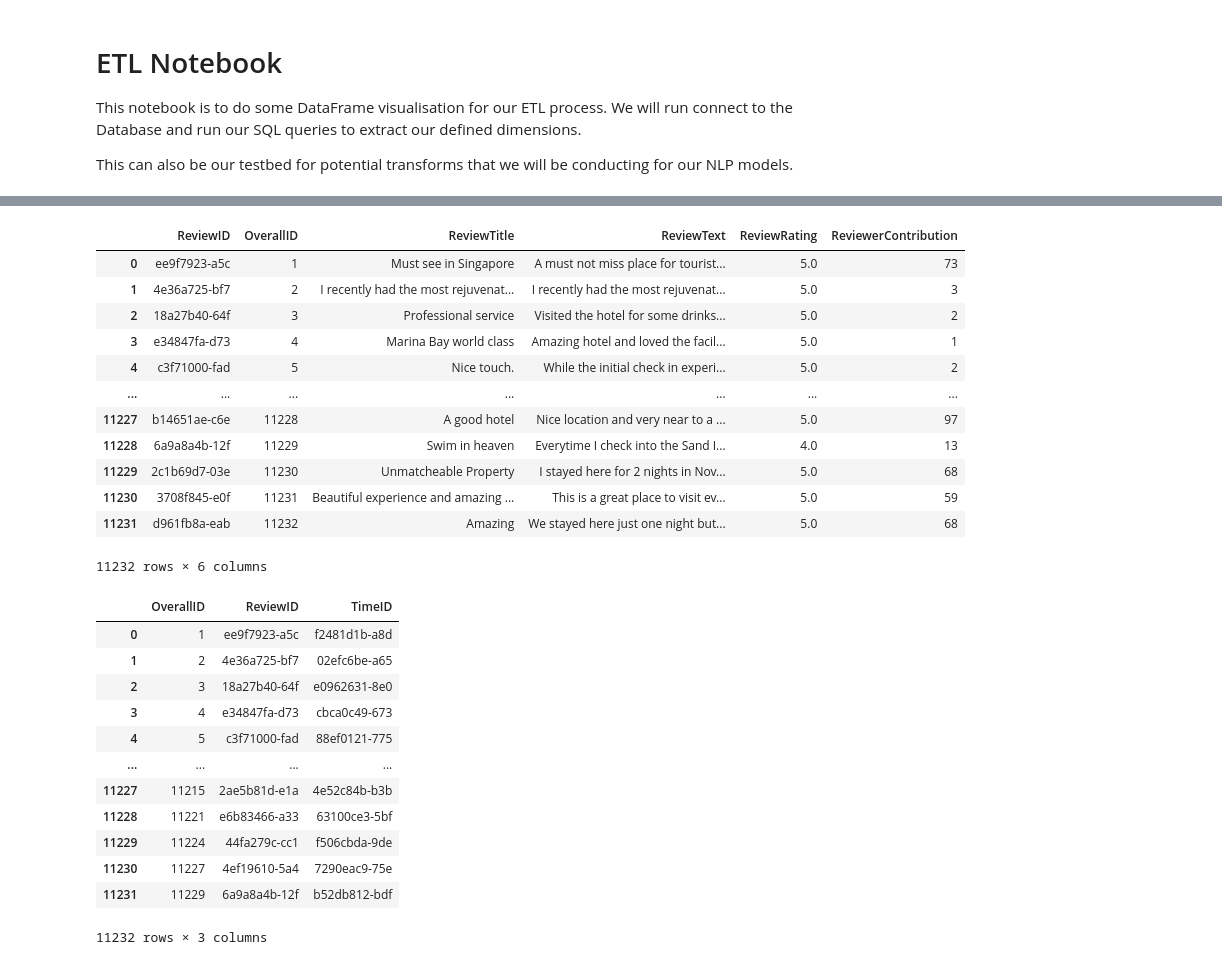
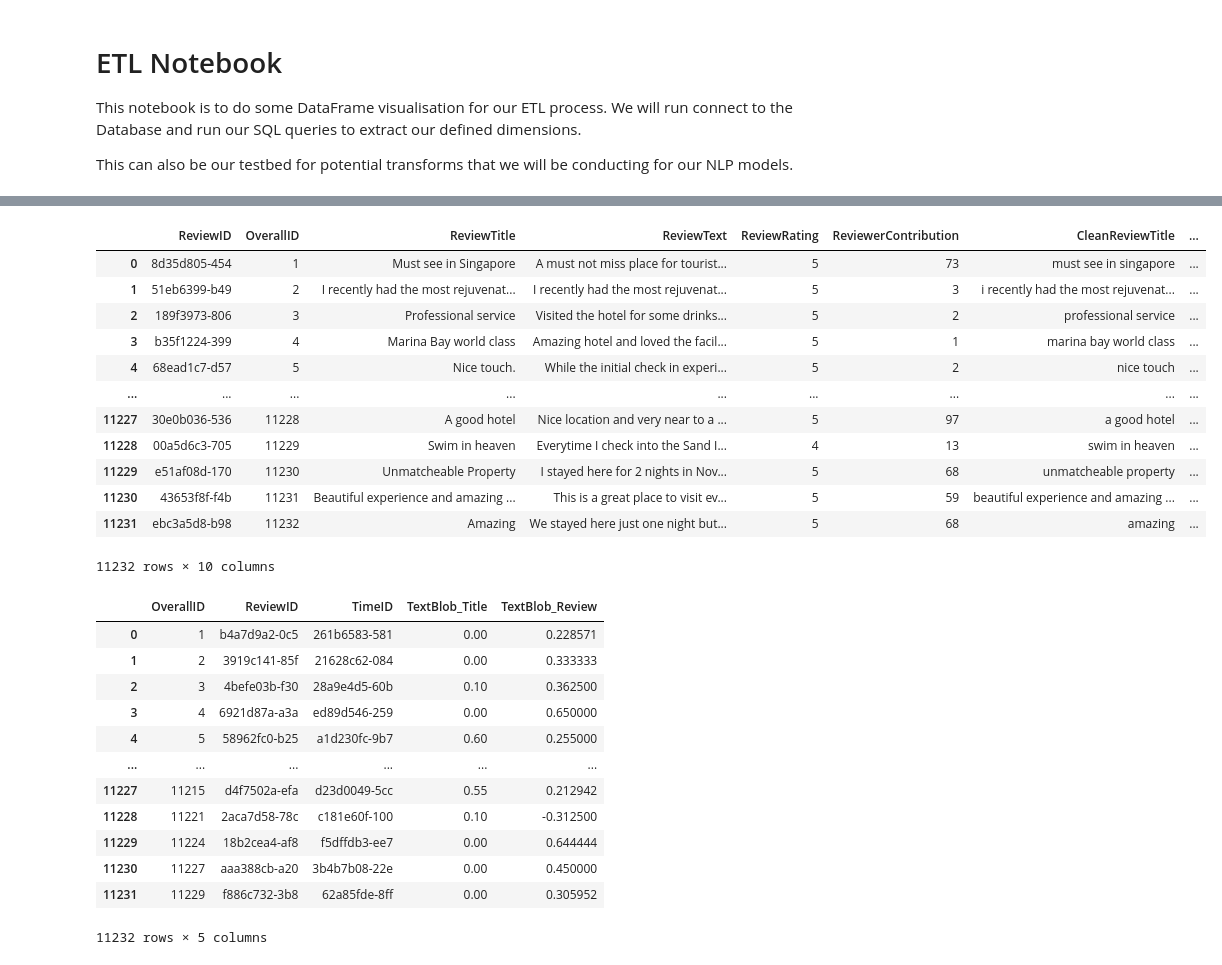
Before and after one commit to joannelxl/DataOpsMLOps, a Jupyter notebook: ETL_TestNotebook.ipynb, the cells around one changed output, grey strips where cells are left out. Drawn from its saved outputs; the diff is of its cells as text; code cells hidden in the pictures.

```diff
--- a/ETL_TestNotebook.ipynb
+++ b/ETL_TestNotebook.ipynb
@@ -129,33 +205,50 @@ dwh.commit()
 # %%
 # Review Dimension
 # ReviewID
 # ReviewText
 # ReviewTitle
 # ReviewRating
 
-review_sql = """
-SELECT `OverallID` AS OverallID, `Review Title` AS ReviewTitle, `Review Text` AS ReviewText, `Rating` AS ReviewRating, `Author Contribution` AS ReviewerContribution
-FROM tripadvisor_reviews;
+db_tripadvisor = mysql.connector.connect(
+	host=db_host,
+	user=db_user,
+	passwd=db_pw,
+	database=db_name
+)
+
+review_sql = f"""
+    SELECT tripadvisor_reviews.OverallID AS OverallID,
+            tripadvisor_reviews.ReviewTitle AS ReviewTitle,
+            tripadvisor_reviews.ReviewText AS ReviewText,
+            tripadvisor_reviews.Rating AS ReviewRating,
+            tripadvisor_reviews.AuthorContribution AS ReviewerContribution
+    FROM tripadvisor_reviews
 """
 
 df = pd.read_sql(sql=review_sql, con=db_tripadvisor)
 df['ReviewID'] = df['ReviewTitle'].apply(lambda x: str(uuid4())[:12])
 cols = df.columns.to_list()
 cols = cols[-1:] + cols[:-1]
 df = df[cols]
+df['ReviewRating'] = df['ReviewRating'].astype(int)
+df['CleanReviewTitle'] = df['ReviewTitle'].apply(clean_text)
+df['CleanReviewText'] = df['ReviewText'].apply(clean_text)
+df['TextBlob_Title'] = df['CleanReviewTitle'].apply(lambda x: TextBlob(x).sentiment.polarity)
+df['TextBlob_Review'] = df['CleanReviewText'].apply(lambda x: TextBlob(x).sentiment.polarity)
+
 df
 # %% [output]
-|  | ReviewID | OverallID | ReviewTitle | ReviewText | ReviewRating | ReviewerContribution |
-| 0 | ee9f7923-a5c | 1 | Must see in Singapore | A must not miss place for tourist... | 5.0 | 73 |
-| 1 | 4e36a725-bf7 | 2 | I recently had the most rejuvenat... | I recently had the most rejuvenat... | 5.0 | 3 |
-| 2 | 18a27b40-64f | 3 | Professional service | Visited the hotel for some drinks... | 5.0 | 2 |
-| 3 | e34847fa-d73 | 4 | Marina Bay world class | Amazing hotel and loved the facil... | 5.0 | 1 |
-| 4 | c3f71000-fad | 5 | Nice touch. | While the initial check in experi... | 5.0 | 2 |
-| ... | ... | ... | ... | ... | ... | ... |
-| 11227 | b14651ae-c6e | 11228 | A good hotel | Nice location and very near to a ... | 5.0 | 97 |
-| 11228 | 6a9a8a4b-12f | 11229 | Swim in heaven | Everytime I check into the Sand I... | 4.0 | 13 |
-| 11229 | 2c1b69d7-03e | 11230 | Unmatcheable Property | I stayed here for 2 nights in Nov... | 5.0 | 68 |
-| 11230 | 3708f845-e0f | 11231 | Beautiful experience and amazing ... | This is a great place to visit ev... | 5.0 | 59 |
-| 11231 | d961fb8a-eab | 11232 | Amazing | We stayed here just one night but... | 5.0 | 68 |
+|  | ReviewID | OverallID | ReviewTitle | ReviewText | ReviewRating | ReviewerContribution | CleanReviewTitle | ... |
+| 0 | 8d35d805-454 | 1 | Must see in Singapore | A must not miss place for tourist... | 5 | 73 | must see in singapore | ... |
+| 1 | 51eb6399-b49 | 2 | I recently had the most rejuvenat... | I recently had the most rejuvenat... | 5 | 3 | i recently had the most rejuvenat... | ... |
+| 2 | 189f3973-806 | 3 | Professional service | Visited the hotel for some drinks... | 5 | 2 | professional service | ... |
+| 3 | b35f1224-399 | 4 | Marina Bay world class | Amazing hotel and loved the facil... | 5 | 1 | marina bay world class | ... |
+| 4 | 68ead1c7-d57 | 5 | Nice touch. | While the initial check in experi... | 5 | 2 | nice touch | ... |
+| ... | ... | ... | ... | ... | ... | ... | ... | ... |
+| 11227 | 30e0b036-536 | 11228 | A good hotel | Nice location and very near to a ... | 5 | 97 | a good hotel | ... |
+| 11228 | 00a5d6c3-705 | 11229 | Swim in heaven | Everytime I check into the Sand I... | 4 | 13 | swim in heaven | ... |
+| 11229 | e51af08d-170 | 11230 | Unmatcheable Property | I stayed here for 2 nights in Nov... | 5 | 68 | unmatcheable property | ... |
+| 11230 | 43653f8f-f4b | 11231 | Beautiful experience and amazing ... | This is a great place to visit ev... | 5 | 59 | beautiful experience and amazing ... | ... |
+| 11231 | ebc3a5d8-b98 | 11232 | Amazing | We stayed here just one night but... | 5 | 68 | amazing | ... |
-11232 rows × 6 columns
+11232 rows × 10 columns
 # %%
@@ -164,28 +257,27 @@ df.to_sql(name='review', con = dwh, if_exists='replace')
 dwh.commit()
 # %%
 # Ingest fact
-# im not v sure
-fact_sql = '''
-SELECT review.OverallID, review.ReviewID, time.TimeID
+fact_sql = f'''
+SELECT review.OverallID, review.ReviewID, time.TimeID, review.TextBlob_Title, review.TextBlob_Review
 FROM review
 INNER JOIN time ON review.OverallID = time.OverallID
 '''
 df = pd.read_sql(sql = fact_sql, con=dwh)
 df
 # %% [output]
-|  | OverallID | ReviewID | TimeID |
-| 0 | 1 | ee9f7923-a5c | f2481d1b-a8d |
-| 1 | 2 | 4e36a725-bf7 | 02efc6be-a65 |
-| 2 | 3 | 18a27b40-64f | e0962631-8e0 |
-| 3 | 4 | e34847fa-d73 | cbca0c49-673 |
-| 4 | 5 | c3f71000-fad | 88ef0121-775 |
-| ... | ... | ... | ... |
-| 11227 | 11215 | 2ae5b81d-e1a | 4e52c84b-b3b |
-| 11228 | 11221 | e6b83466-a33 | 63100ce3-5bf |
-| 11229 | 11224 | 44fa279c-cc1 | f506cbda-9de |
-| 11230 | 11227 | 4ef19610-5a4 | 7290eac9-75e |
-| 11231 | 11229 | 6a9a8a4b-12f | b52db812-bdf |
+|  | OverallID | ReviewID | TimeID | TextBlob_Title | TextBlob_Review |
+| 0 | 1 | b4a7d9a2-0c5 | 261b6583-581 | 0.00 | 0.228571 |
+| 1 | 2 | 3919c141-85f | 21628c62-084 | 0.00 | 0.333333 |
+| 2 | 3 | 4befe03b-f30 | 28a9e4d5-60b | 0.10 | 0.362500 |
+| 3 | 4 | 6921d87a-a3a | ed89d546-259 | 0.00 | 0.650000 |
+| 4 | 5 | 58962fc0-b25 | a1d230fc-9b7 | 0.60 | 0.255000 |
+| ... | ... | ... | ... | ... | ... |
+| 11227 | 11215 | d4f7502a-efa | d23d0049-5cc | 0.55 | 0.212942 |
+| 11228 | 11221 | 2aca7d58-78c | c181e60f-100 | 0.10 | -0.312500 |
+| 11229 | 11224 | 18b2cea4-af8 | f5dffdb3-ee7 | 0.00 | 0.644444 |
+| 11230 | 11227 | aaa388cb-a20 | 3b4b7b08-22e | 0.00 | 0.450000 |
+| 11231 | 11229 | f886c732-3b8 | 62a85fde-8ff | 0.00 | 0.305952 |
-11232 rows × 3 columns
+11232 rows × 5 columns
 # %%
 df.to_sql(name='fact', con=dwh, if_exists='replace')
 dwh.commit()
```
Also changed, not shown: parts of 12 cells of this notebook.
